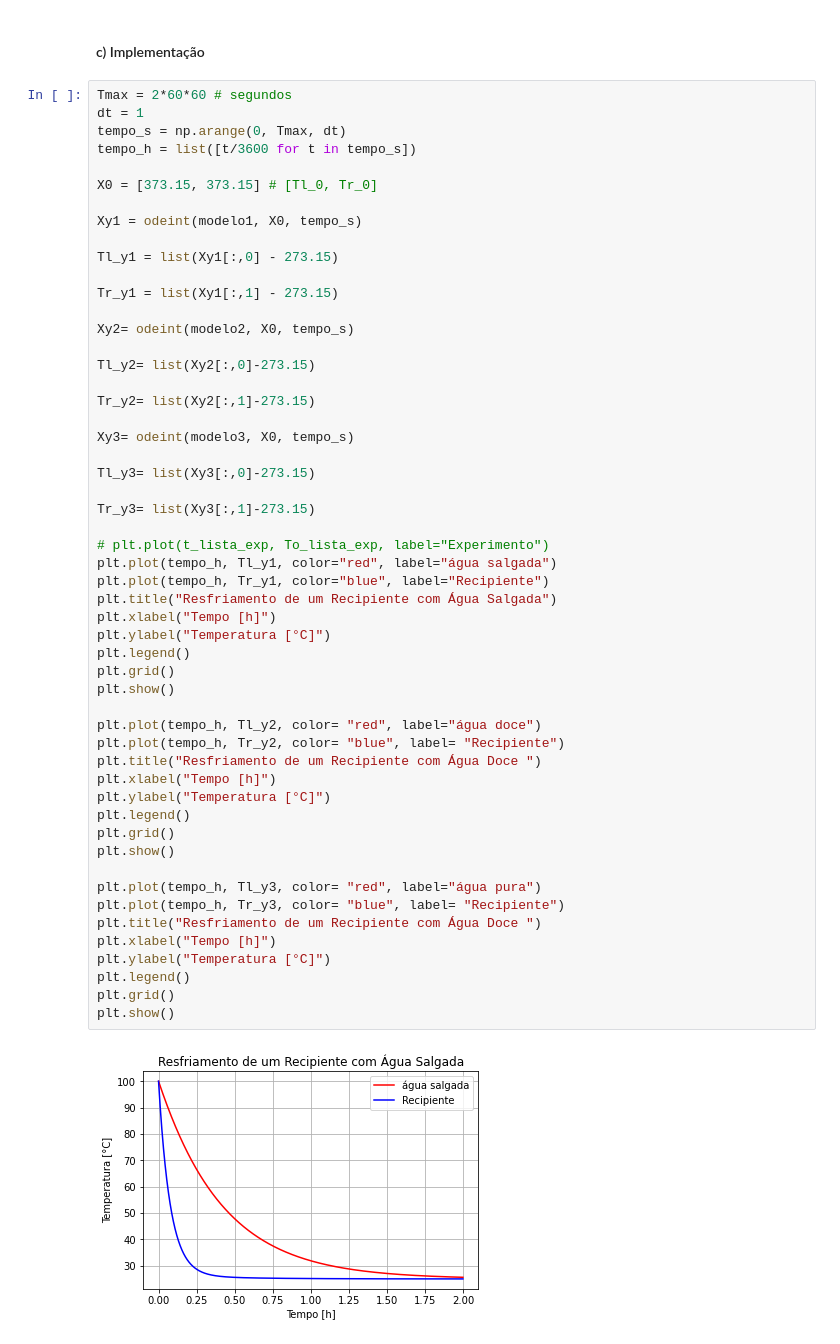
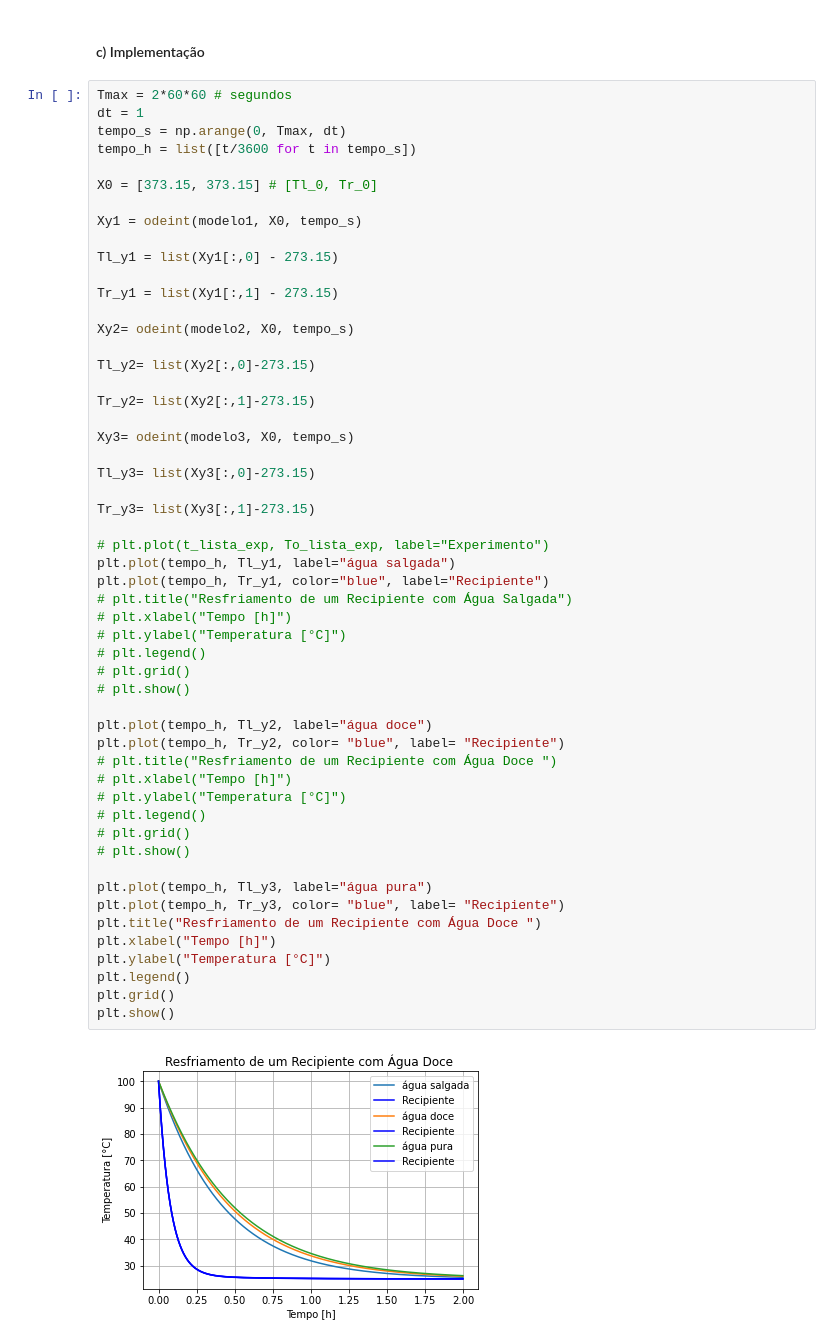
Before and after one commit to dourado-rafa/ModssimProjeto2, a Jupyter notebook: P2.ipynb, the cells around one changed output. Cells and saved outputs as stored; diff of their text form.

```diff
--- a/P2.ipynb
+++ b/P2.ipynb
@@ -160,46 +160,46 @@ Xy1 = odeint(modelo1, X0, tempo_s)
 
 Tl_y1 = list(Xy1[:,0] - 273.15)
 
 Tr_y1 = list(Xy1[:,1] - 273.15)
 
 Xy2= odeint(modelo2, X0, tempo_s)
 
 Tl_y2= list(Xy2[:,0]-273.15)
 
 Tr_y2= list(Xy2[:,1]-273.15)
 
 Xy3= odeint(modelo3, X0, tempo_s)
 
 Tl_y3= list(Xy3[:,0]-273.15)
 
 Tr_y3= list(Xy3[:,1]-273.15)
 
 # plt.plot(t_lista_exp, To_lista_exp, label="Experimento")
-plt.plot(tempo_h, Tl_y1, color="red", label="água salgada")
+plt.plot(tempo_h, Tl_y1, label="água salgada")
 plt.plot(tempo_h, Tr_y1, color="blue", label="Recipiente")
-plt.title("Resfriamento de um Recipiente com Água Salgada")
-plt.xlabel("Tempo [h]")
-plt.ylabel("Temperatura [°C]")
-plt.legend()
-plt.grid()
-plt.show()
+# plt.title("Resfriamento de um Recipiente com Água Salgada")
+# plt.xlabel("Tempo [h]")
+# plt.ylabel("Temperatura [°C]")
+# plt.legend()
+# plt.grid()
+# plt.show()
 
-plt.plot(tempo_h, Tl_y2, color= "red", label="água doce")
+plt.plot(tempo_h, Tl_y2, label="água doce")
 plt.plot(tempo_h, Tr_y2, color= "blue", label= "Recipiente")
-plt.title("Resfriamento de um Recipiente com Água Doce ")
-plt.xlabel("Tempo [h]")
-plt.ylabel("Temperatura [°C]")
-plt.legend()
-plt.grid()
-plt.show()
+# plt.title("Resfriamento de um Recipiente com Água Doce ")
+# plt.xlabel("Tempo [h]")
+# plt.ylabel("Temperatura [°C]")
+# plt.legend()
+# plt.grid()
+# plt.show()
 
-plt.plot(tempo_h, Tl_y3, color= "red", label="água pura")
+plt.plot(tempo_h, Tl_y3, label="água pura")
 plt.plot(tempo_h, Tr_y3, color= "blue", label= "Recipiente")
 plt.title("Resfriamento de um Recipiente com Água Doce ")
 plt.xlabel("Tempo [h]")
 plt.ylabel("Temperatura [°C]")
 plt.legend()
 plt.grid()
 plt.show()
 # %% [output]
-[figure, old version]
+[figure, new version]
```
Also changed, not shown: parts of 1 cell of this notebook.
